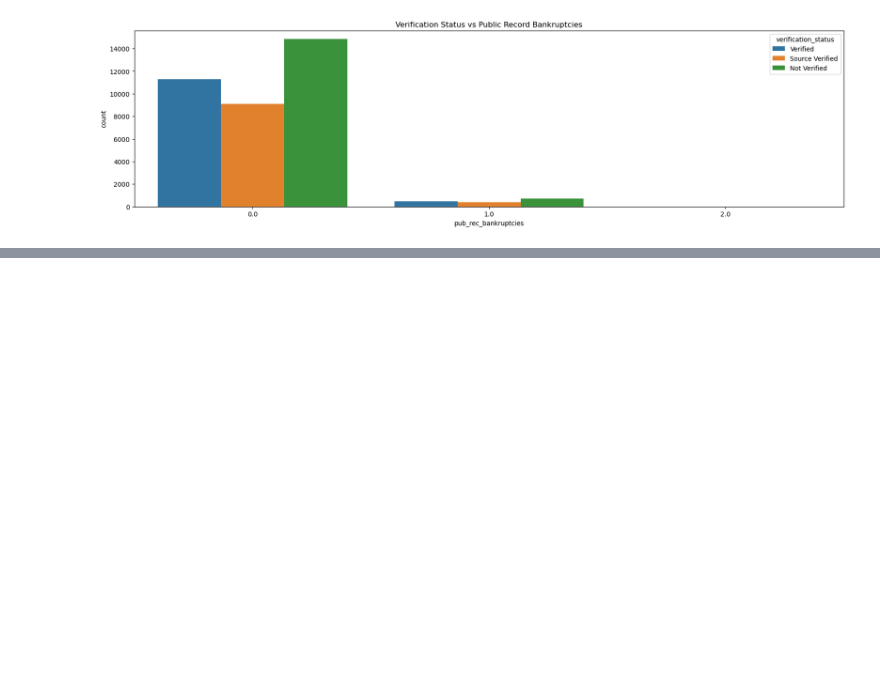
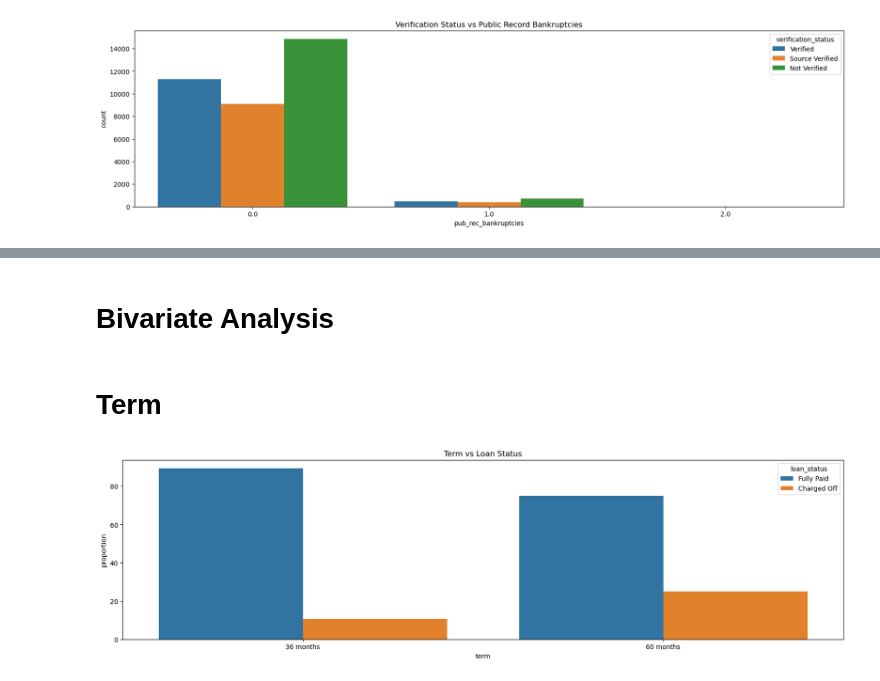
Before and after one commit to SanjayaKumarSahoo/lending-club-case-study, a Jupyter notebook: Group_Facilitator_Name.ipynb, the cells around one changed output, grey strips where cells are left out. Saved outputs shown, nothing was run; the diff lists cells and outputs as text; code cells hidden in the pictures; blank space fills up the shorter version.

Commit message:
Bivariate analysis

```diff
--- a/Group_Facilitator_Name.ipynb
+++ b/Group_Facilitator_Name.ipynb
@@ -1294,0 +1293,13 @@ plt.show()
+# %% [markdown]
+# Bivariate Analysis
+# %% [markdown]
+# Term
+# %%
+df = loan.groupby(['term', 'loan_status'], as_index=False)['id'].count()
+df['proportion'] = df.groupby('term')['id'].transform(lambda x: (x/sum(x)*100))
+plt.figure(figsize=(20,5))
+sns.barplot(x='term', y='proportion', hue='loan_status', data=df, hue_order = ['Fully Paid', 'Charged Off'])
+plt.title('Term vs Loan Status')
+plt.show()
+# %% [output]
+[figure, added]
```
Also changed, not shown: parts of 63 cells of this notebook.
